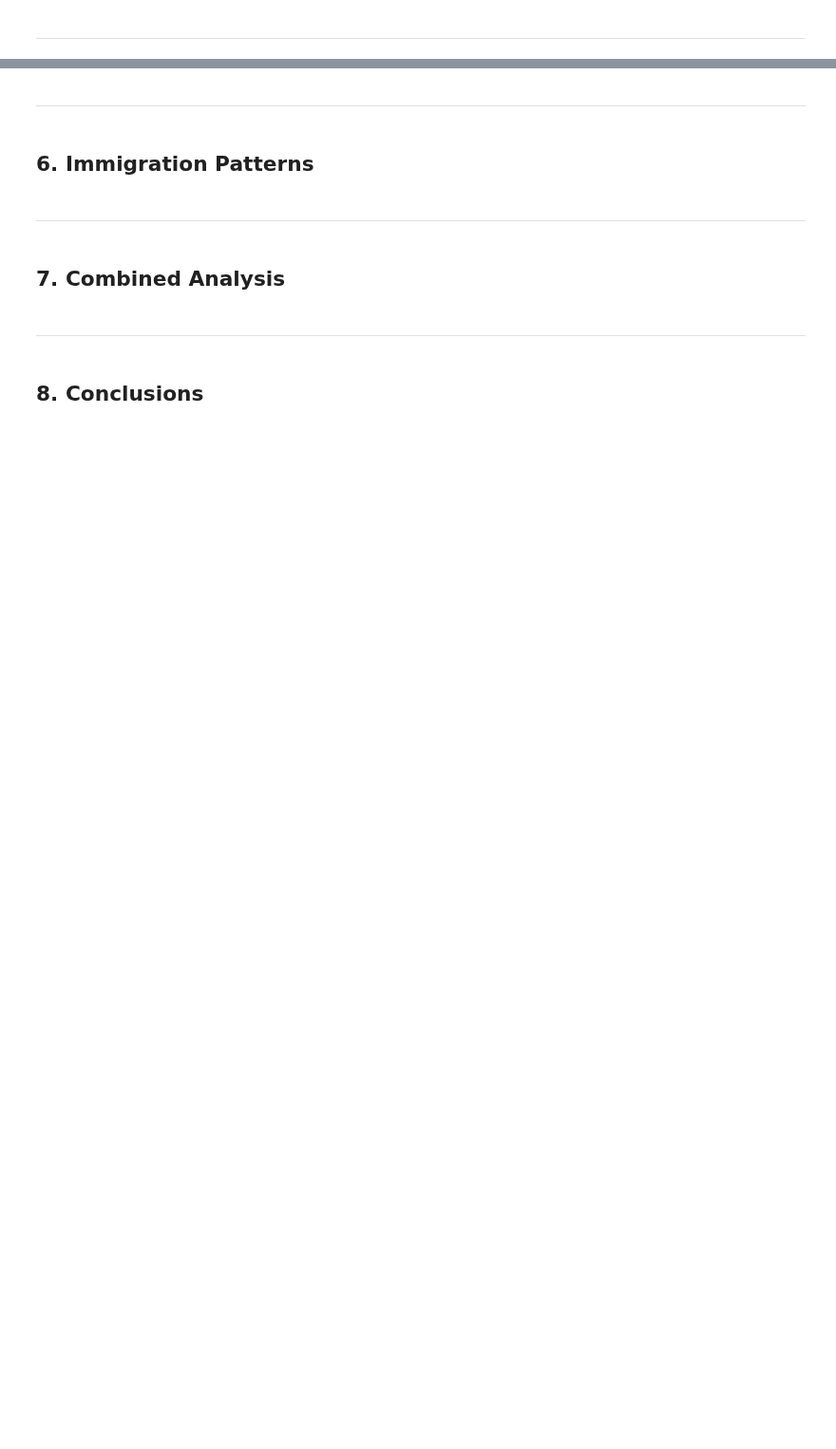
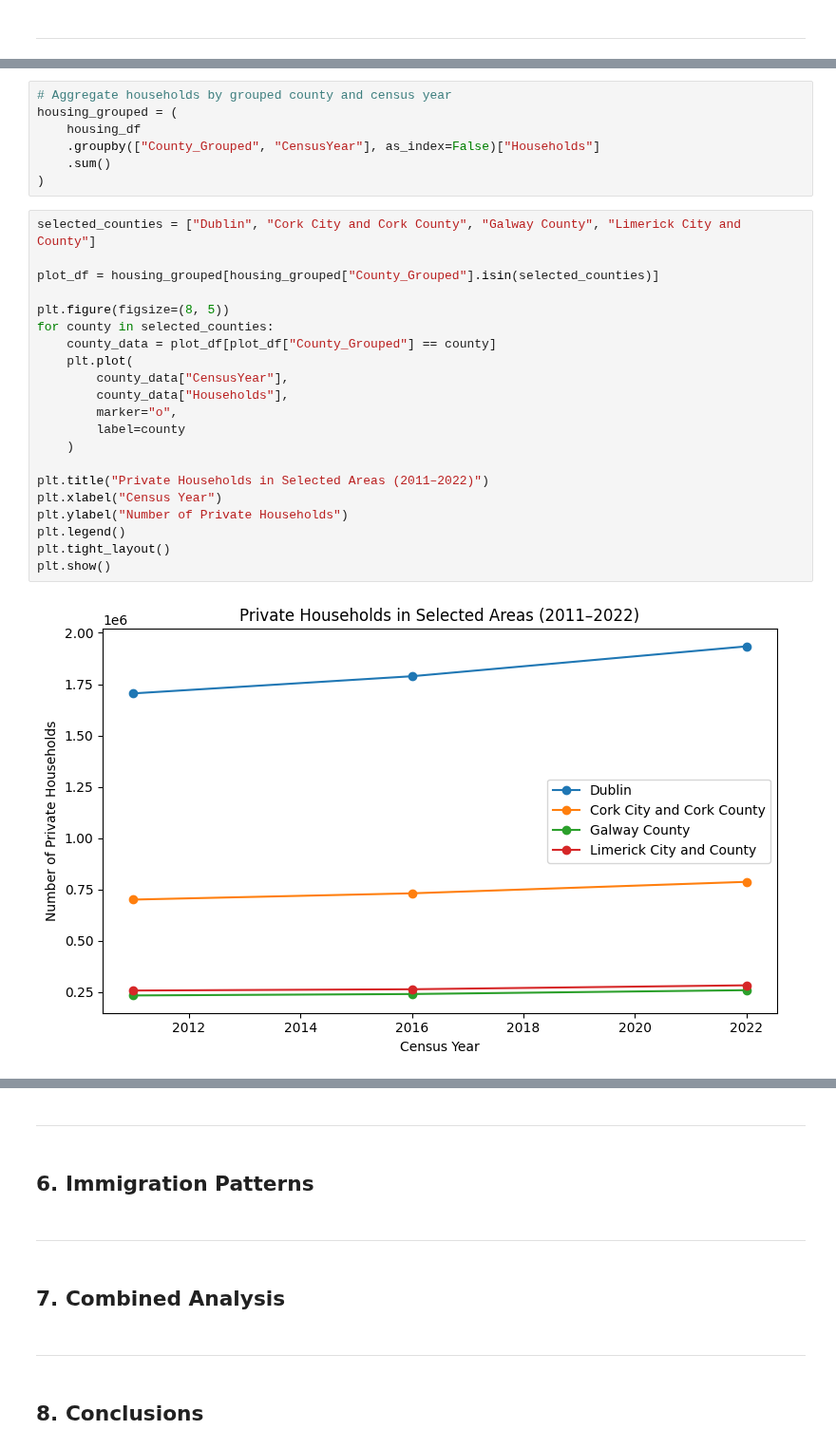
Before and after one commit to elainecazetta/programming-for-data-analytics, a Jupyter notebook: project/census_analysis.ipynb, the cells around one changed output, grey strips where cells are left out. Shown at 95% size. Saved outputs shown, nothing was run; the diff lists cells and outputs as text; blank space fills up the shorter version.

```diff
--- a/project/census_analysis.ipynb
+++ b/project/census_analysis.ipynb
@@ -210,0 +351,30 @@ plt.show()
+# %%
+# Aggregate households by grouped county and census year
+housing_grouped = (
+    housing_df
+    .groupby(["County_Grouped", "CensusYear"], as_index=False)["Households"]
+    .sum()
+)
+# %%
+selected_counties = ["Dublin", "Cork City and Cork County", "Galway County", "Limerick City and County"]
+
+plot_df = housing_grouped[housing_grouped["County_Grouped"].isin(selected_counties)]
+
+plt.figure(figsize=(8, 5))
+for county in selected_counties:
+    county_data = plot_df[plot_df["County_Grouped"] == county]
+    plt.plot(
+        county_data["CensusYear"],
+        county_data["Households"],
+        marker="o",
+        label=county
+    )
+
+plt.title("Private Households in Selected Areas (2011–2022)")
+plt.xlabel("Census Year")
+plt.ylabel("Number of Private Households")
+plt.legend()
+plt.tight_layout()
+plt.show()
+# %% [output]
+[figure, added]
```
Also changed, not shown: parts of 15 cells of this notebook.
